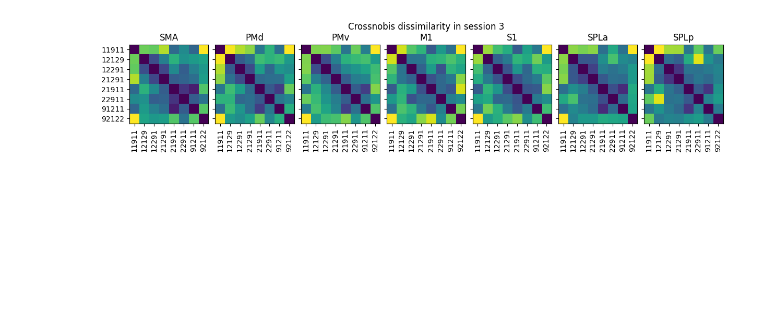
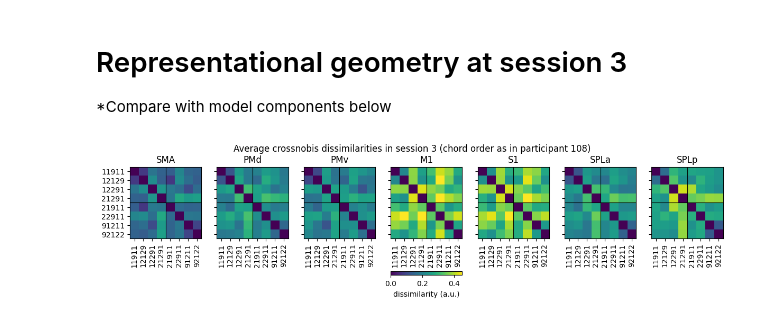
Before and after one commit to mnlmrc/extension-flexion-chords, a Jupyter notebook: notebooks/geometry.ipynb, the cells around one changed output. Drawn from its saved outputs; the diff is of its cells as text; code cells hidden in the pictures; blank space fills up the shorter version.

```diff
--- a/notebooks/geometry.ipynb
+++ b/notebooks/geometry.ipynb
@@ -40,22 +27,41 @@ plt.show()
+# %%
+H     = 'L'
+atlas = 'ROI'
+rois  = gl.rois[atlas]
+glm   = 3
+sns   = gl.participants
+sn    = 108
+# %% [markdown]
+# Representational geometry at session 3
+*Compare with model components below
 # %%
-H    = 'L'
-rois = gl.rois['ROI']
-glm  = 3
+fig, axs = plt.subplots(1, len(rois), sharex=True, sharey=True, constrained_layout=True, figsize=(12, 3))
 
-fig, axs = plt.subplots(1, len(rois), sharex=True, sharey=True, constrained_layout=True, figsize=(12, 4))
+vmin, vmax = 0, .45
 
 for r, roi in enumerate(rois):
+    G  = []
+    for s in sns:
+        G.append(np.load(os.path.join(gl.baseDir, gl.pcmDir, f'subj{s}', f'G_obs.within_session.3.glm{glm}.{H}.{roi}.npy')))
+    G  = np.array(G)
+
     ax = axs[r]
-    G  = np.load(os.path.join(gl.baseDir, gl.pcmDir, f'G_obs.within_session.3.glm{glm}.{H}.{roi}.npy'))
-    G  = G_sorted(G, gl.participants, order=gl.chordID)
-    D  = pcm.G_to_dist(G)
-    ax.imshow(D.mean(axis=0))
+    G_sort  = G_sorted(G, sns, order=get_trained_and_untrained(sn))
+    D  = pcm.G_to_dist(G_sort)
+    D  = np.sign(D) * np.sqrt(np.abs(D))
+    im = ax.imshow(D.mean(axis=0), vmin=vmin, vmax=vmax)
+    ax.axhline(3.5, lw=.8, color='k')
+    ax.axvline(3.5, lw=.8, color='k')
     ax.set_xticks(np.arange(8))
     ax.set_yticks(np.arange(8))
     ax.set_xticklabels(gl.chordID, rotation=90)
     ax.set_yticklabels(gl.chordID)
-    ax.set_title(f'Crossnobis dissimilarity in session 3\n{roi}' if r==3 else roi)
+    ax.set_title(roi)
+
+fig.colorbar(im, ax=axs, fraction=.05, label='dissimilarity (a.u.)', orientation='horizontal')
+
+fig.suptitle(f'Average crossnobis dissimilarities in session 3 (chord order as in participant {sn})')
 
 plt.show()
 # %% [output]
-[figure, old version]
+[figure, new version]
```
Also changed, not shown: parts of 16 cells of this notebook, 37 other files.
